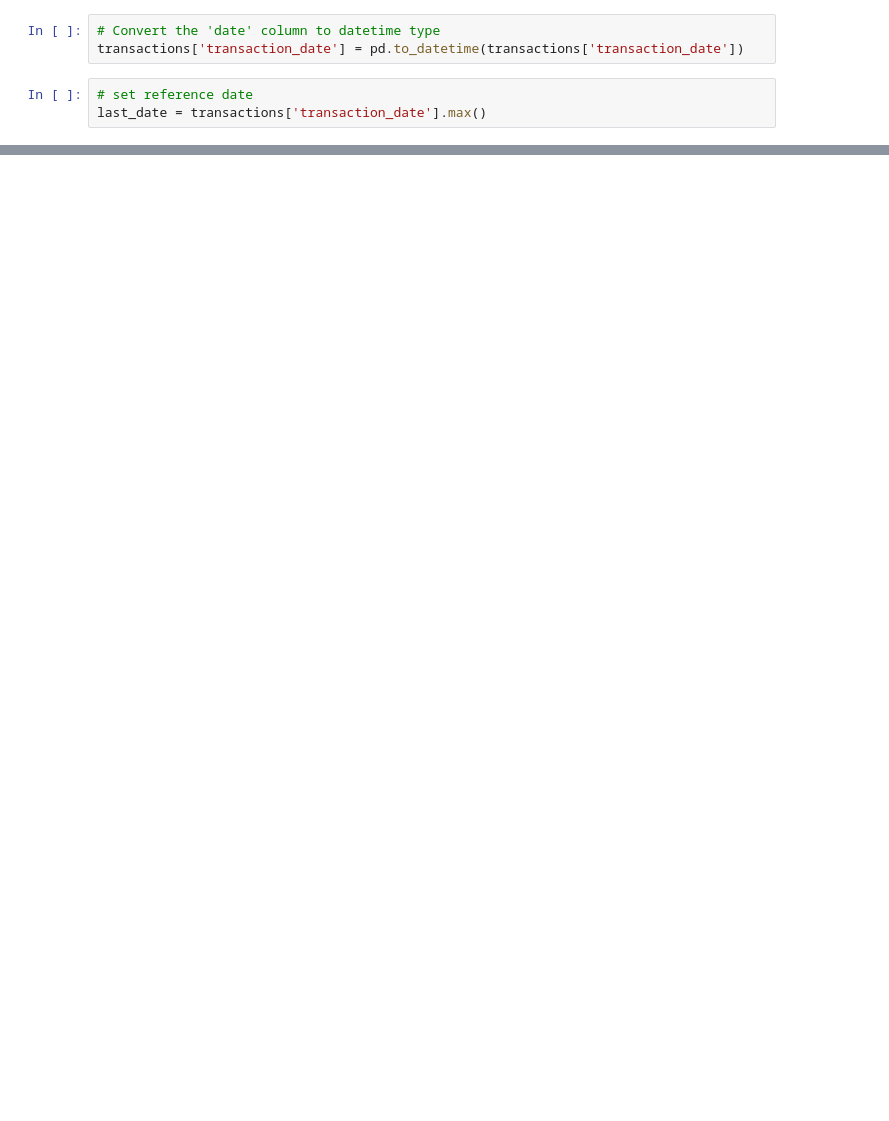
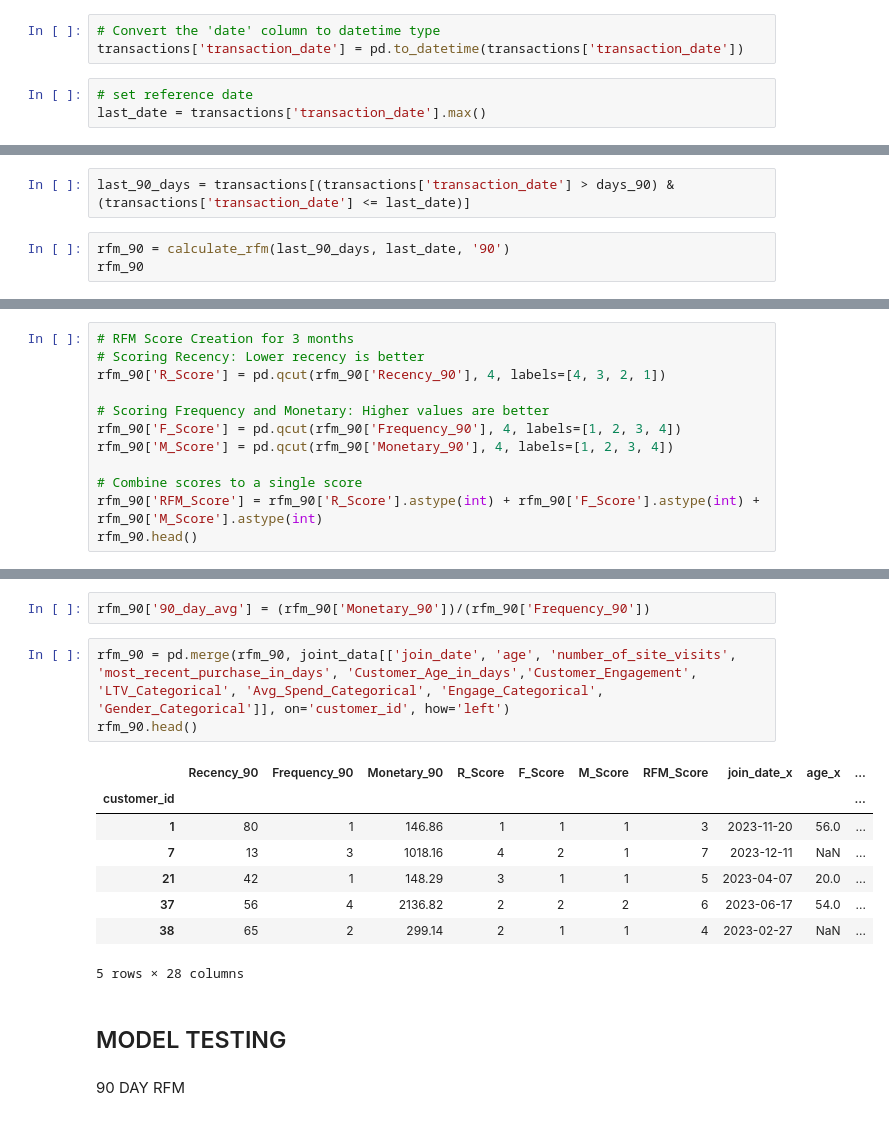
Before and after one commit to mn42899/schulich_data_science, a Jupyter notebook: Assignment2.ipynb, the cells around one changed output, grey strips where cells are left out. Cells and saved outputs as stored; diff of their text form; blank space fills up the shorter version.

```diff
--- a/Assignment2.ipynb
+++ b/Assignment2.ipynb
@@ -322,0 +390,5 @@ last_date = transactions['transaction_date'].max()
+# %%
+last_90_days = transactions[(transactions['transaction_date'] > days_90) & (transactions['transaction_date'] <= last_date)]
+# %%
+rfm_90 = calculate_rfm(last_90_days, last_date, '90')
+rfm_90
@@ -322,0 +410,12 @@ last_date = transactions['transaction_date'].max()
+# %%
+# RFM Score Creation for 3 months
+# Scoring Recency: Lower recency is better
+rfm_90['R_Score'] = pd.qcut(rfm_90['Recency_90'], 4, labels=[4, 3, 2, 1])
+
+# Scoring Frequency and Monetary: Higher values are better
+rfm_90['F_Score'] = pd.qcut(rfm_90['Frequency_90'], 4, labels=[1, 2, 3, 4])
+rfm_90['M_Score'] = pd.qcut(rfm_90['Monetary_90'], 4, labels=[1, 2, 3, 4])
+
+# Combine scores to a single score
+rfm_90['RFM_Score'] = rfm_90['R_Score'].astype(int) + rfm_90['F_Score'].astype(int) + rfm_90['M_Score'].astype(int)
+rfm_90.head()
@@ -322,0 +447,18 @@ last_date = transactions['transaction_date'].max()
+# %%
+rfm_90['90_day_avg'] = (rfm_90['Monetary_90'])/(rfm_90['Frequency_90'])
+# %%
+rfm_90 = pd.merge(rfm_90, joint_data[['join_date', 'age', 'number_of_site_visits', 'most_recent_purchase_in_days', 'Customer_Age_in_days','Customer_Engagement', 'LTV_Categorical', 'Avg_Spend_Categorical', 'Engage_Categorical', 'Gender_Categorical']], on='customer_id', how='left')
+rfm_90.head()
+# %% [output]
+|  | Recency_90 | Frequency_90 | Monetary_90 | R_Score | F_Score | M_Score | RFM_Score | join_date_x | age_x | ... |
+| customer_id |  |  |  |  |  |  |  |  |  | ... |
+| 1 | 80 | 1 | 146.86 | 1 | 1 | 1 | 3 | 2023-11-20 | 56.0 | ... |
+| 7 | 13 | 3 | 1018.16 | 4 | 2 | 1 | 7 | 2023-12-11 | NaN | ... |
+| 21 | 42 | 1 | 148.29 | 3 | 1 | 1 | 5 | 2023-04-07 | 20.0 | ... |
+| 37 | 56 | 4 | 2136.82 | 2 | 2 | 2 | 6 | 2023-06-17 | 54.0 | ... |
+| 38 | 65 | 2 | 299.14 | 2 | 1 | 1 | 4 | 2023-02-27 | NaN | ... |
+5 rows × 28 columns
+# %% [markdown]
+## MODEL TESTING
+# %% [markdown]
+90 DAY RFM
```
Also changed, not shown: parts of 14 cells of this notebook, 1 other file.
